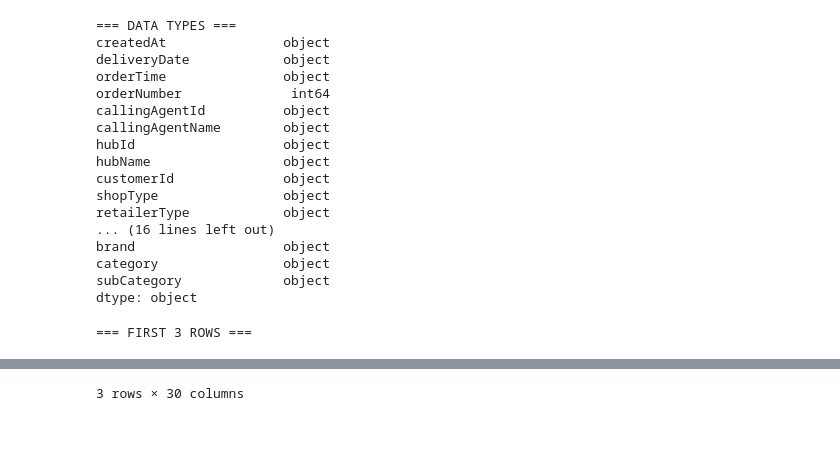
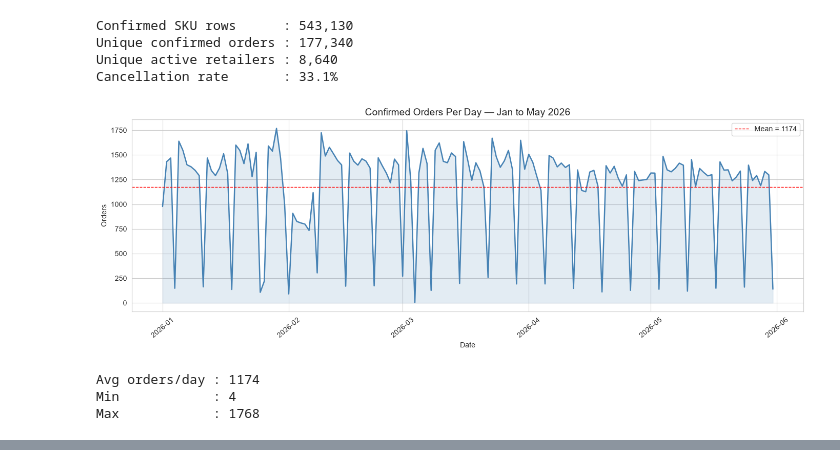
Before and after one commit to rizzit17/O2R-Order-prediction, a Jupyter notebook: notebooks/01_eda.ipynb, the cells around one changed output, grey strips where cells are left out. Drawn from its saved outputs; the diff is of its cells as text; code cells hidden in the pictures; blank space fills up the shorter version.

Commit message:
June predict

```diff
--- a/notebooks/01_eda.ipynb
+++ b/notebooks/01_eda.ipynb
@@ -6,9 +6,12 @@ import seaborn as sns
 import warnings
 warnings.filterwarnings('ignore')
 
-# Plot style
-plt.rcParams['figure.figsize'] = (12, 5)
+plt.rcParams['figure.figsize'] = (13, 5)
 sns.set_style('whitegrid')
 
-print('Libraries loaded successfully.')
+# ── UPDATE THIS PATH ──────────────────────────────────────────────────────────
+RAW_DATA_PATH = r'C:\Users\Rishit\Desktop\O2R-Order-prediction\data\Jan - May '2'
+# ─────────────────────────────────────────────────────────────────────────────
+
+print('Libraries loaded.')
 # %% [output]
@@ -63,26 +107,37 @@ for col in df.columns:
 # %%
-print('=== DATA TYPES ===')
-print(df.dtypes)
+confirmed = df[df['orderStatus'].isin(['Delivered', 'PartiallyDelivered'])]
+orders    = confirmed.drop_duplicates(subset='orderNumber')[[
+    'orderNumber','customerId','createdAt',
+    'hubName','shopType','retailerType','orderSource'
+]].copy()
+
+print(f'Confirmed SKU rows      : {len(confirmed):,}')
+print(f'Unique confirmed orders : {len(orders):,}')
+print(f'Unique active retailers : {orders["customerId"].nunique():,}')
+print(f'Cancellation rate       : {(df["orderStatus"]=="CANCELLED").sum() / df["orderNumber"].nunique() * 100:.1f}%')
 # %% [output]
-=== DATA TYPES ===
-createdAt               object
-deliveryDate            object
-orderTime               object
-orderNumber              int64
-callingAgentId          object
-callingAgentName        object
-hubId                   object
-hubName                 object
-customerId              object
-shopType                object
-retailerType            object
-... (16 lines left out)
-brand                   object
-category                object
-subCategory             object
-dtype: object
+Confirmed SKU rows      : 543,130
+Unique confirmed orders : 177,340
+Unique active retailers : 8,640
+Cancellation rate       : 33.1%
 # %%
-print('=== FIRST 3 ROWS ===')
-df.head(3)
+daily = orders.groupby(orders['createdAt'].dt.date)['orderNumber'].count().reset_index()
+daily.columns = ['date', 'orders']
+
+plt.figure(figsize=(14, 5))
+plt.plot(daily['date'], daily['orders'], color='steelblue', lw=1.8)
+plt.fill_between(daily['date'], daily['orders'], alpha=0.15, color='steelblue')
+plt.axhline(daily['orders'].mean(), color='red', lw=1, linestyle='--',
+            label=f'Mean = {daily["orders"].mean():.0f}')
+plt.title('Confirmed Orders Per Day — Jan to May 2026', fontsize=14)
+plt.xlabel('Date'); plt.ylabel('Orders')
+plt.legend(); plt.xticks(rotation=40); plt.tight_layout(); plt.show()
+
+print(f'Avg orders/day : {daily["orders"].mean():.0f}')
+print(f'Min            : {daily["orders"].min()}')
+print(f'Max            : {daily["orders"].max()}')
 # %% [output]
+[figure, added]
-=== FIRST 3 ROWS ===
+Avg orders/day : 1174
+Min            : 4
+Max            : 1768
@@ -93,2 +144 @@ df.head(3)
-3 rows × 30 columns
 # %%
```
Also changed, not shown: parts of 17 cells of this notebook, 8 other files.
